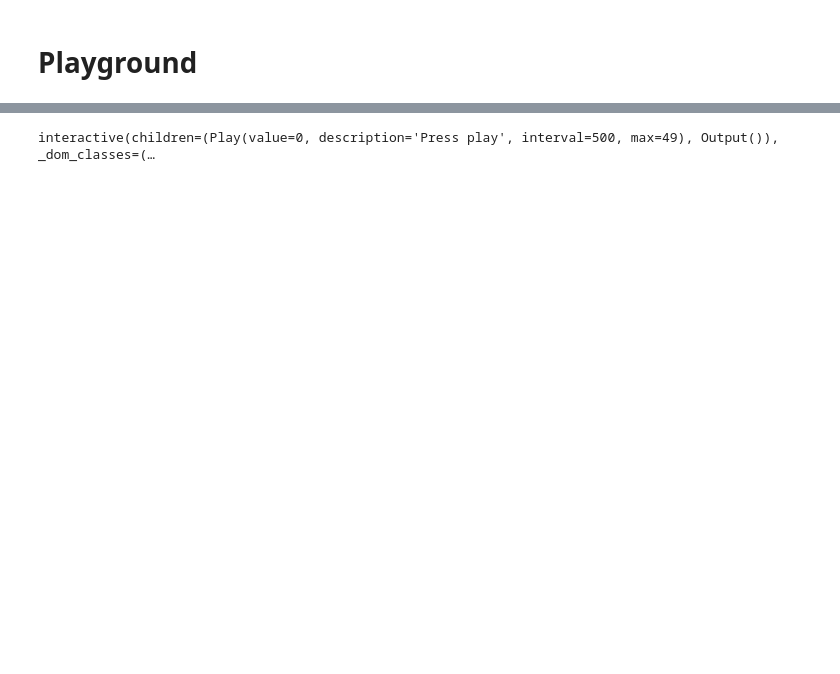
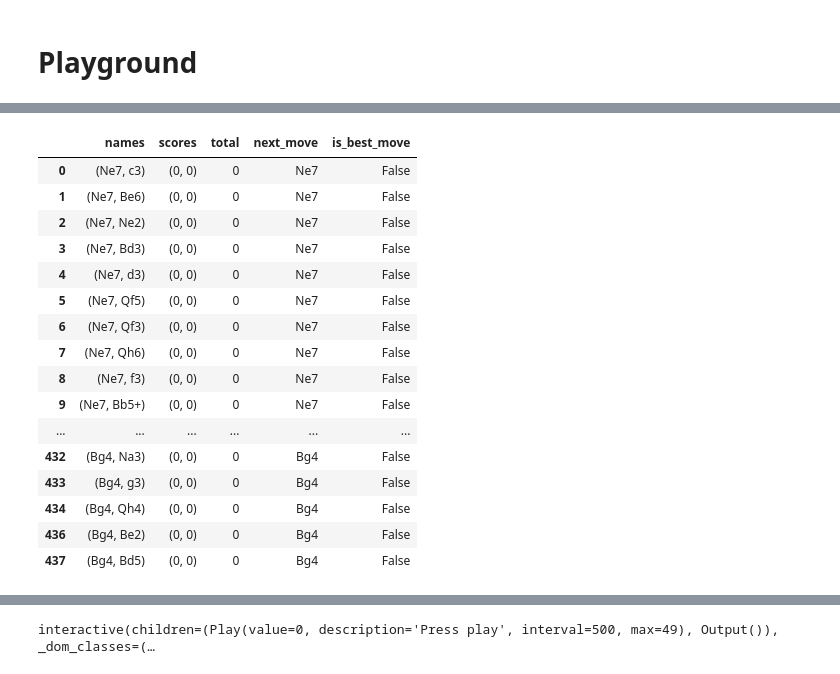
Before and after one commit to TheoLvs/beth, a Jupyter notebook: notebooks/20210213 - Tree Search AI.ipynb, the cells around one changed output, grey strips where cells are left out. Cells and saved outputs as stored; diff of their text form; code cells hidden in the pictures; blank space fills up the shorter version.

```diff
--- a/notebooks/20210213 - Tree Search AI.ipynb
+++ b/notebooks/20210213 - Tree Search AI.ipynb
@@ -11,4 +11,8 @@ from tqdm import tqdm_notebook
 %load_ext autoreload
 %autoreload 2
 
+pd.set_option('display.max_rows', 500)
+pd.set_option('display.max_columns', 500)
+pd.set_option('display.width', 1000)
+
 from comet_ml import Experiment
@@ -29,0 +40,10 @@ game = Game(white,black)
+# %%
+# white = TreeSearchAI(breadth = 100,depth = 2,wait = 1)
+black = TreeSearchAI(breadth = 100,depth = 2,wait = 0.5)
+# white = HumanPlayer()
+white = HumanPlayer()
+# black = TreeSearchAI(breadth = 5,depth = 2)
+
+game = Game(white,black)
+
+game.run()
@@ -29,0 +61,7 @@ game = Game(white,black)
+# %%
+# game = Game(white,black)
+# game.move(['b4', 'Nf6', 'b5', 'e5', 'b6', 'd5'])
+
+search = RandomTreeSearch(game.board,breadth=100)
+moves = search.node.next_moves()
+nodes = search.node.next_nodes()
@@ -29,0 +231,22 @@ game = Game(white,black)
+# %%
+df = search.search()
+# %%
+df
+# %% [output]
+|  | names | scores | total | next_move | is_best_move |
+| 0 | (Ne7, c3) | (0, 0) | 0 | Ne7 | False |
+| 1 | (Ne7, Be6) | (0, 0) | 0 | Ne7 | False |
+| 2 | (Ne7, Ne2) | (0, 0) | 0 | Ne7 | False |
+| 3 | (Ne7, Bd3) | (0, 0) | 0 | Ne7 | False |
+| 4 | (Ne7, d3) | (0, 0) | 0 | Ne7 | False |
+| 5 | (Ne7, Qf5) | (0, 0) | 0 | Ne7 | False |
+| 6 | (Ne7, Qf3) | (0, 0) | 0 | Ne7 | False |
+| 7 | (Ne7, Qh6) | (0, 0) | 0 | Ne7 | False |
+| 8 | (Ne7, f3) | (0, 0) | 0 | Ne7 | False |
+| 9 | (Ne7, Bb5+) | (0, 0) | 0 | Ne7 | False |
+| ... | ... | ... | ... | ... | ... |
+| 432 | (Bg4, Na3) | (0, 0) | 0 | Bg4 | False |
+| 433 | (Bg4, g3) | (0, 0) | 0 | Bg4 | False |
+| 434 | (Bg4, Qh4) | (0, 0) | 0 | Bg4 | False |
+| 436 | (Bg4, Be2) | (0, 0) | 0 | Bg4 | False |
+| 437 | (Bg4, Bd5) | (0, 0) | 0 | Bg4 | False |
```
Also changed, not shown: parts of 30 cells of this notebook, 9 other files.
